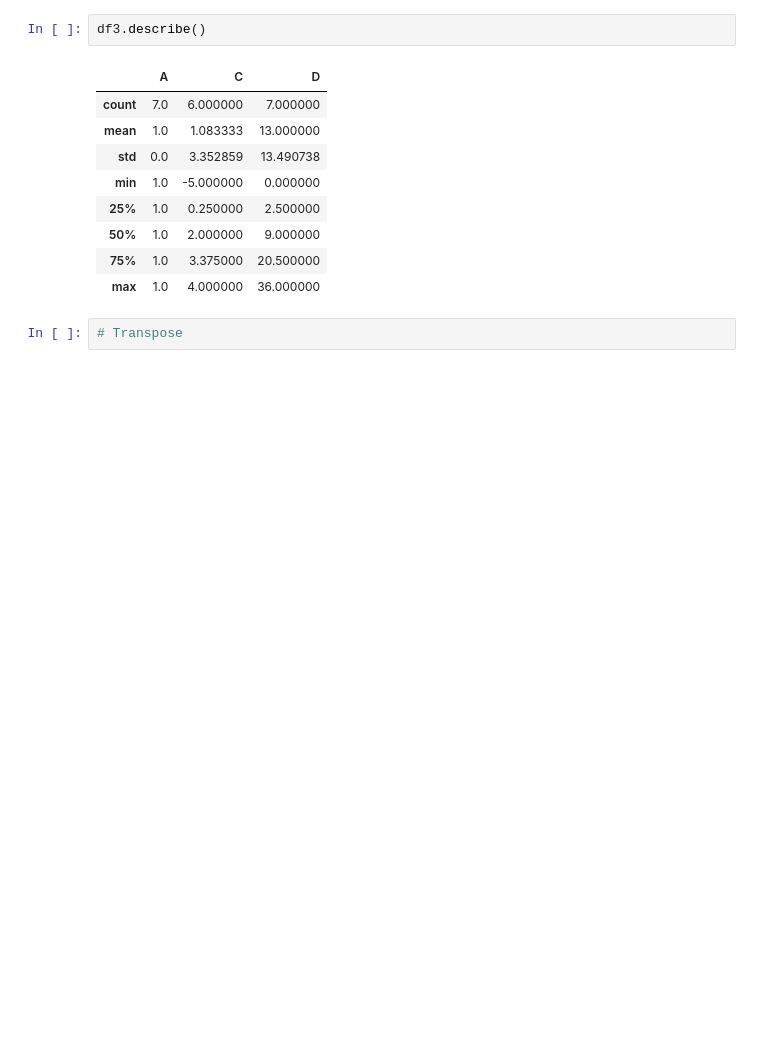
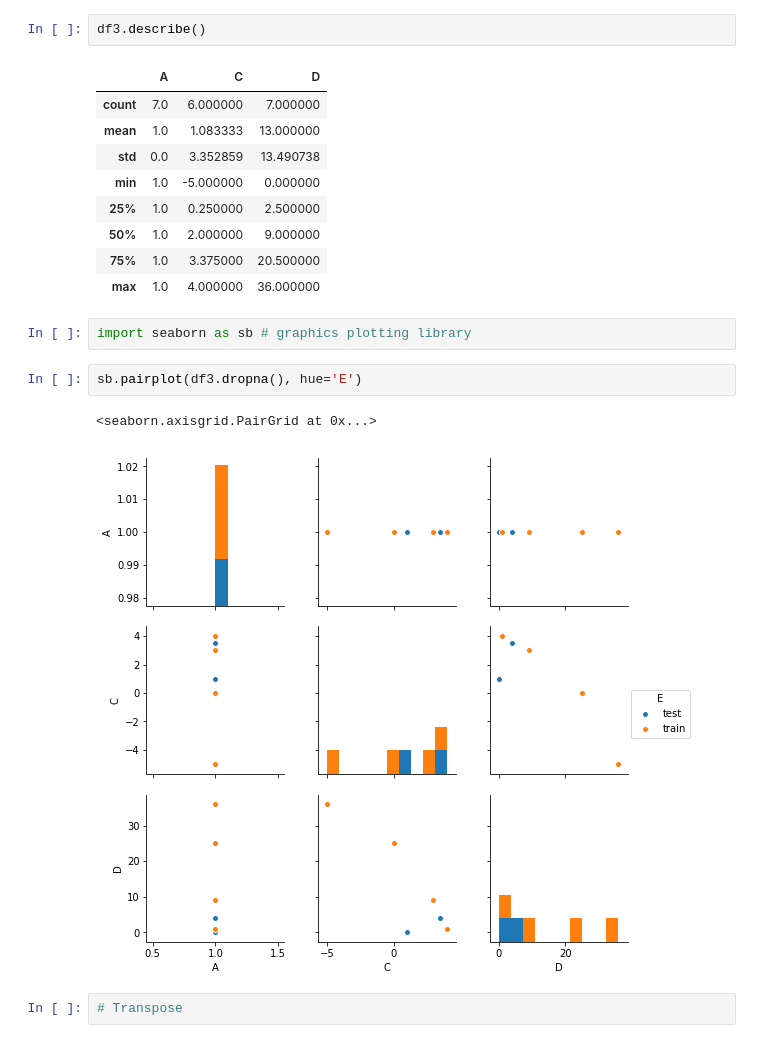
Before and after one commit to ValRCS/LU-pysem, a Jupyter notebook: Python Pandas Tutorial.ipynb, the cells around one changed output. Cells and saved outputs as stored; diff of their text form; blank space fills up the shorter version.

```diff
--- a/Python Pandas Tutorial.ipynb
+++ b/Python Pandas Tutorial.ipynb
@@ -519,6 +519,13 @@ df3.describe()
 | 50% | 1.0 | 2.000000 | 9.000000 |
 | 75% | 1.0 | 3.375000 | 20.500000 |
 | max | 1.0 | 4.000000 | 36.000000 |
+# %%
+import seaborn as sb # graphics plotting library
+# %%
+sb.pairplot(df3.dropna(), hue='E')
+# %% [output]
+<seaborn.axisgrid.PairGrid at 0x...>
+[figure, added]
 # %%
 # Transpose
 # %%
```
Also changed, not shown: parts of 31 cells of this notebook.
